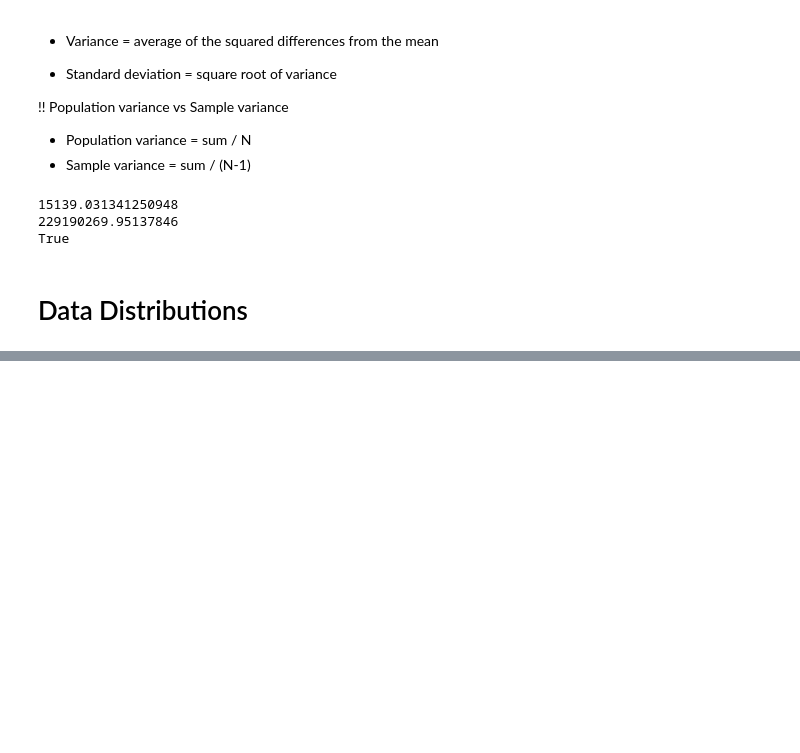
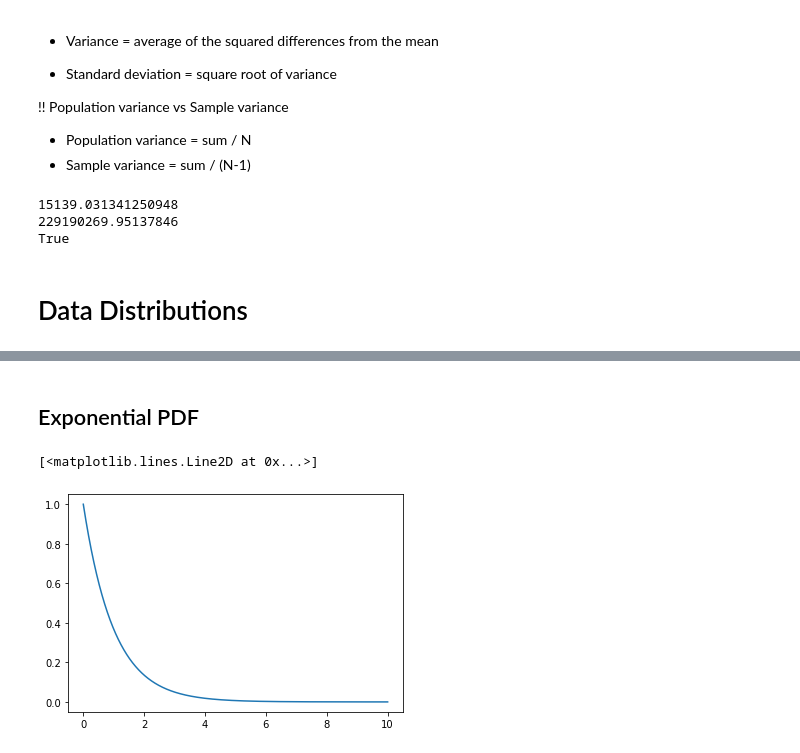
Before and after one commit to DianaElena99/DataScience-Crashcourse, a Jupyter notebook: Statistics_and_Probabilities.ipynb, the cells around one changed output, grey strips where cells are left out. Drawn from its saved outputs; the diff is of its cells as text; code cells hidden in the pictures; blank space fills up the shorter version.

Commit message:
Import from GoogleColab

```diff
--- a/Statistics_and_Probabilities.ipynb
+++ b/Statistics_and_Probabilities.ipynb
@@ -77,0 +101,10 @@ True
+# %% [markdown]
+## Exponential PDF
+# %%
+from scipy.stats import expon
+
+x = np.arange(0, 10, 0.001)
+plt.plot(x, expon.pdf(x))
+# %% [output]
+[<matplotlib.lines.Line2D at 0x...>]
+[figure, added]
```
Also changed, not shown: parts of 18 cells of this notebook.
